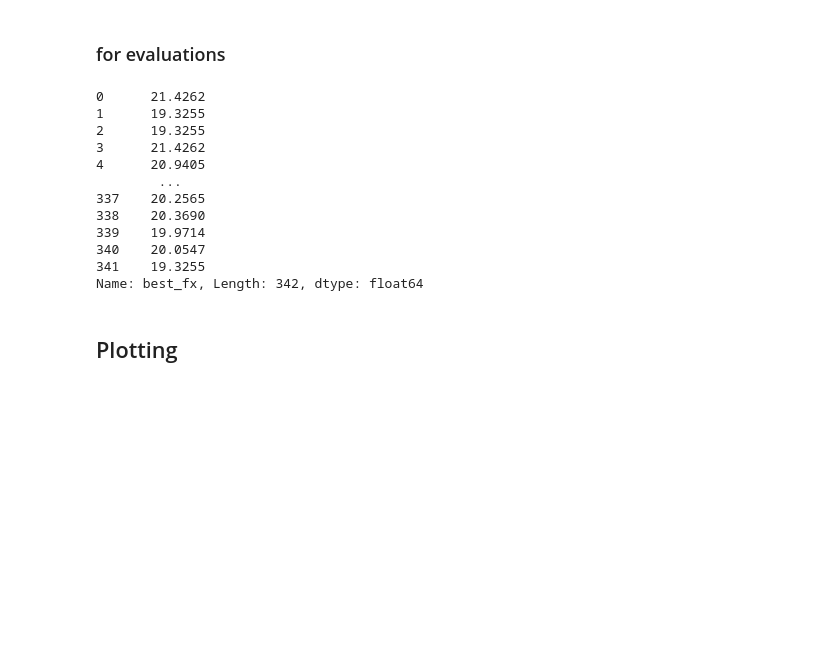
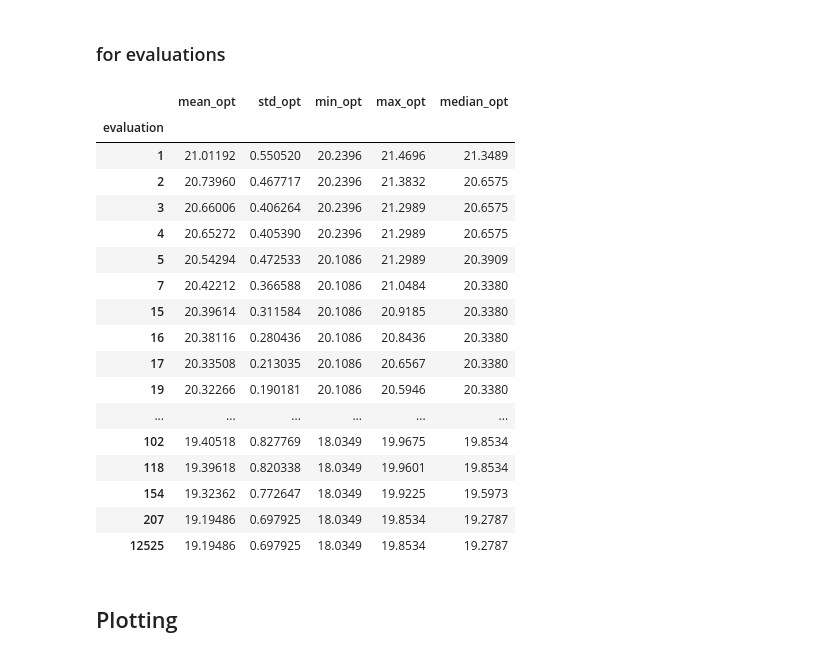
Before and after one commit to mahf-opt/mahf, a Jupyter notebook: evaluation/basicEval.ipynb, the cells around one changed output. Drawn from its saved outputs; the diff is of its cells as text; code cells hidden in the pictures; blank space fills up the shorter version.

```diff
--- a/evaluation/basicEval.ipynb
+++ b/evaluation/basicEval.ipynb
@@ -74,22 +68,55 @@ stats_eval
 # %%
+# evaluations are logged on improvement, thus evaluation numbers differ for every run.
+# missing data needs to be filled first (with data from previous evaluation log) to properly calculate statistics
+
+# gather all evaluation numbers
 evals = sorted(ackley_eval["evaluation"].unique())
-evals
-stats_eval = ackley_eval.groupby('evaluation')
-y = stats_eval['best_fx'].transform(lambda s: s.loc[s.first_valid_index()])
-y
+evals = pd.DataFrame(evals, columns=['evaluation'])
+
+# split dataframe into several, one for each run
+splits = []
+start = 0
+for i in ackley_eval.index:
+    if (ackley_eval.at[i,"evaluation"] == ackley_eval["evaluation"].max()):
+        splits.append(ackley_eval.iloc[start:i+1])
+        start = i+1
+
+# expand evaluation numbers for each run and fill missing data with those of previous evaluation
+dfs = [j.merge(evals, on='evaluation', how='right') for j in splits]
+df_filled = [k.fillna(method='ffill') for k in dfs]
+
+# merge now completed dataframes once more
+result_1 = pd.concat(df_filled)
+
+# group best_fx for each evaluation number and calculate statistics
+stats_eval = result_1.groupby(by="evaluation").agg(
+    mean_opt=pd.NamedAgg(column="best_fx", aggfunc=np.mean),
+    std_opt=pd.NamedAgg(column="best_fx", aggfunc=np.std),
+    min_opt=pd.NamedAgg(column="best_fx", aggfunc="min"),
+    max_opt=pd.NamedAgg(column="best_fx", aggfunc="max"),
+    median_opt=pd.NamedAgg(column="best_fx", aggfunc=np.median),
+)
+pd.DataFrame(stats_eval)
+stats_eval
 # %% [output]
-0      21.4262
-1      19.3255
-2      19.3255
-3      21.4262
-4      20.9405
-        ...
-337    20.2565
-338    20.3690
-339    19.9714
-340    20.0547
-341    19.3255
-Name: best_fx, Length: 342, dtype: float64
+|  | mean_opt | std_opt | min_opt | max_opt | median_opt |
+| evaluation |  |  |  |  |  |
+| 1 | 21.01192 | 0.550520 | 20.2396 | 21.4696 | 21.3489 |
+| 2 | 20.73960 | 0.467717 | 20.2396 | 21.3832 | 20.6575 |
+| 3 | 20.66006 | 0.406264 | 20.2396 | 21.2989 | 20.6575 |
+| 4 | 20.65272 | 0.405390 | 20.2396 | 21.2989 | 20.6575 |
+| 5 | 20.54294 | 0.472533 | 20.1086 | 21.2989 | 20.3909 |
+| 7 | 20.42212 | 0.366588 | 20.1086 | 21.0484 | 20.3380 |
+| 15 | 20.39614 | 0.311584 | 20.1086 | 20.9185 | 20.3380 |
+| 16 | 20.38116 | 0.280436 | 20.1086 | 20.8436 | 20.3380 |
+| 17 | 20.33508 | 0.213035 | 20.1086 | 20.6567 | 20.3380 |
+| 19 | 20.32266 | 0.190181 | 20.1086 | 20.5946 | 20.3380 |
+| ... | ... | ... | ... | ... | ... |
+| 102 | 19.40518 | 0.827769 | 18.0349 | 19.9675 | 19.8534 |
+| 118 | 19.39618 | 0.820338 | 18.0349 | 19.9601 | 19.8534 |
+| 154 | 19.32362 | 0.772647 | 18.0349 | 19.9225 | 19.5973 |
+| 207 | 19.19486 | 0.697925 | 18.0349 | 19.8534 | 19.2787 |
+| 12525 | 19.19486 | 0.697925 | 18.0349 | 19.8534 | 19.2787 |
 # %% [markdown]
 ## Plotting
 # %% [markdown]
```
Also changed, not shown: parts of 5 cells of this notebook, 1 other file.
